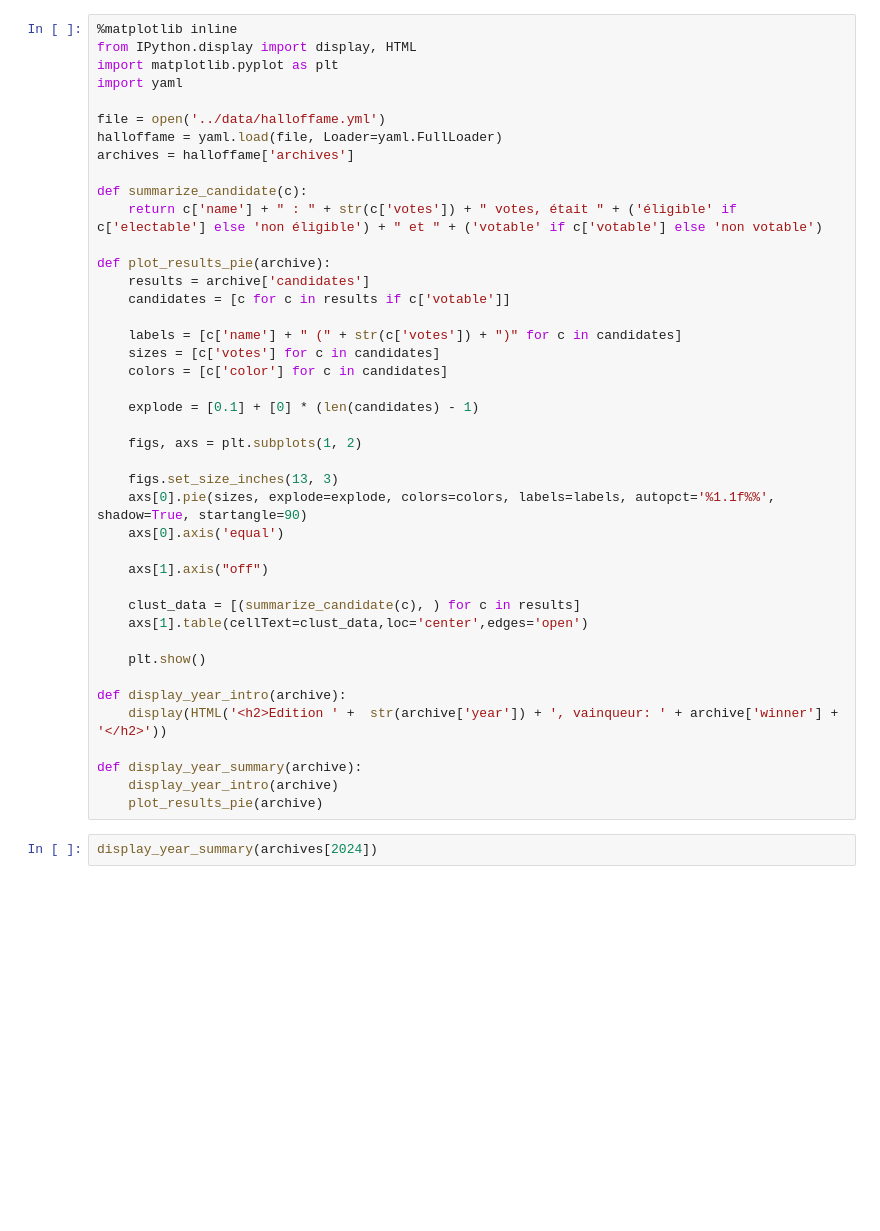
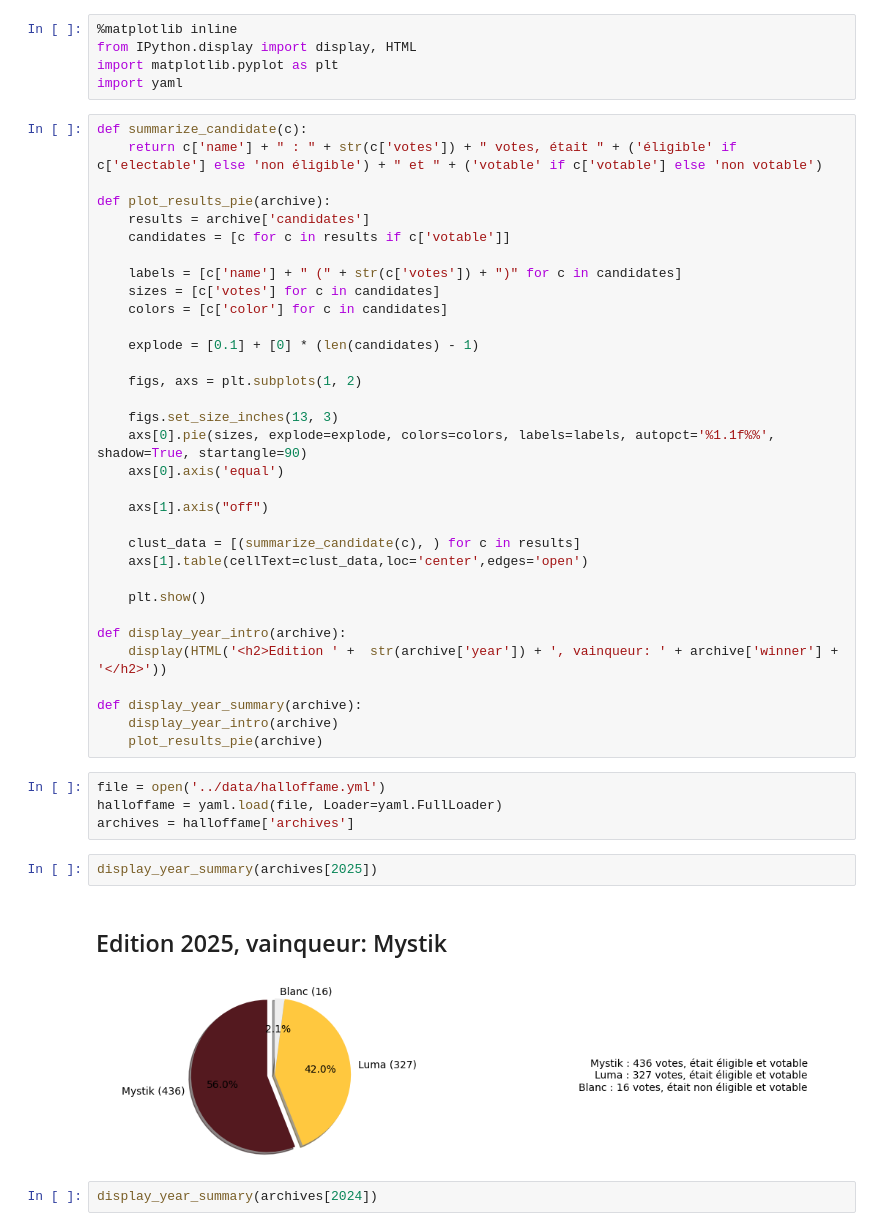
Before and after one commit to ClubNix/votix-data-esiee, a Jupyter notebook: notebooks/010-resultats-elections-bde.ipynb, the cells around one changed output. Cells and saved outputs as stored; diff of their text form; blank space fills up the shorter version.

```diff
--- a/notebooks/010-resultats-elections-bde.ipynb
+++ b/notebooks/010-resultats-elections-bde.ipynb
@@ -1,13 +1,9 @@
+# %%
+%matplotlib inline
+from IPython.display import display, HTML
+import matplotlib.pyplot as plt
+import yaml
 # %%
-%matplotlib inline
-from IPython.display import display, HTML
-import matplotlib.pyplot as plt
-import yaml
-
-file = open('../data/halloffame.yml')
-halloffame = yaml.load(file, Loader=yaml.FullLoader)
-archives = halloffame['archives']
-
 def summarize_candidate(c):
     return c['name'] + " : " + str(c['votes']) + " votes, était " + ('éligible' if c['electable'] else 'non éligible') + " et " + ('votable' if c['votable'] else 'non votable')
 
@@ -40,6 +36,15 @@ def display_year_intro(archive):
 def display_year_summary(archive):
     display_year_intro(archive)
     plot_results_pie(archive)
+# %%
+file = open('../data/halloffame.yml')
+halloffame = yaml.load(file, Loader=yaml.FullLoader)
+archives = halloffame['archives']
+# %%
+display_year_summary(archives[2025])
+# %% [output]
+Edition 2025, vainqueur: Mystik
+[figure, added]
 # %%
 display_year_summary(archives[2024])
 # %% [output]
```
